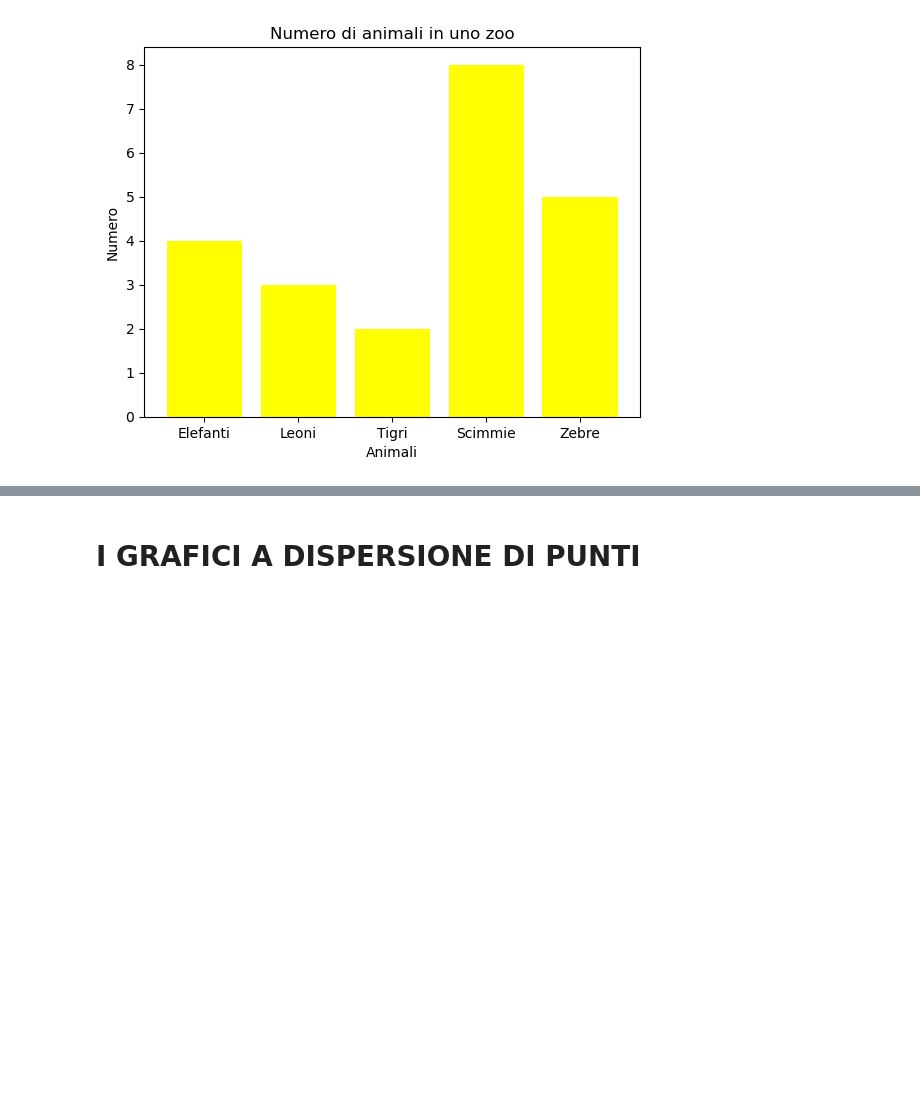
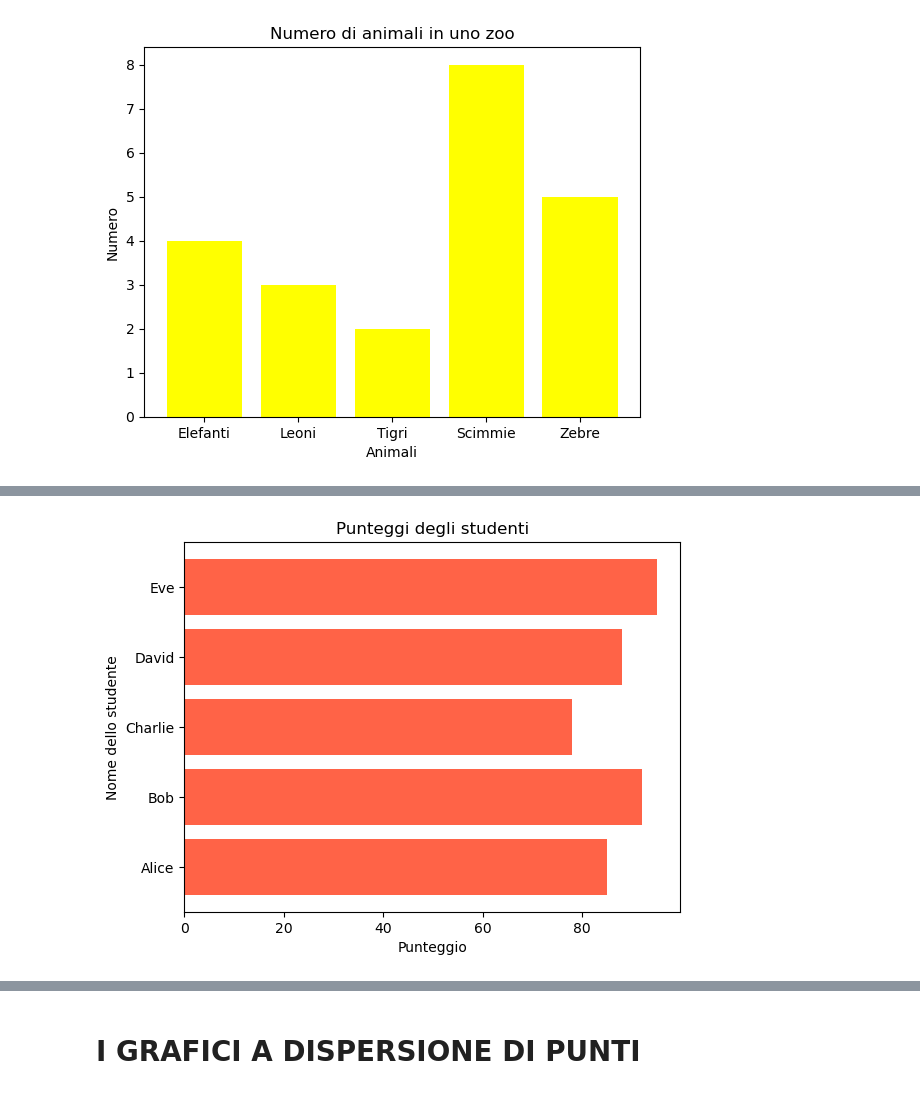
Before and after one commit to Istituto-freudinttheprodev/Python-ROBOTICA-E-AI, a Jupyter notebook: Es. 3 (i grafici).ipynb, the cells around one changed output, grey strips where cells are left out. Cells and saved outputs as stored; diff of their text form; code cells hidden in the pictures; blank space fills up the shorter version.

```diff
--- a/Es. 3 (i grafici).ipynb
+++ b/Es. 3 (i grafici).ipynb
@@ -43,0 +45,10 @@ plt.show()
+# %%
+nomistudenti=['Alice', 'Bob', 'Charlie', 'David', 'Eve']
+punteggi=[85, 92, 78, 88, 95]
+plt.barh(nomistudenti, punteggi, color='tomato')#"barh" a differenza di "bar" inserisce le righe orrizontali
+plt.title('Punteggi degli studenti')
+plt.xlabel('Punteggio')
+plt.ylabel('Nome dello studente')
+plt.show()
+# %% [output]
+[figure, added]
```
Also changed, not shown: parts of 12 cells of this notebook.
